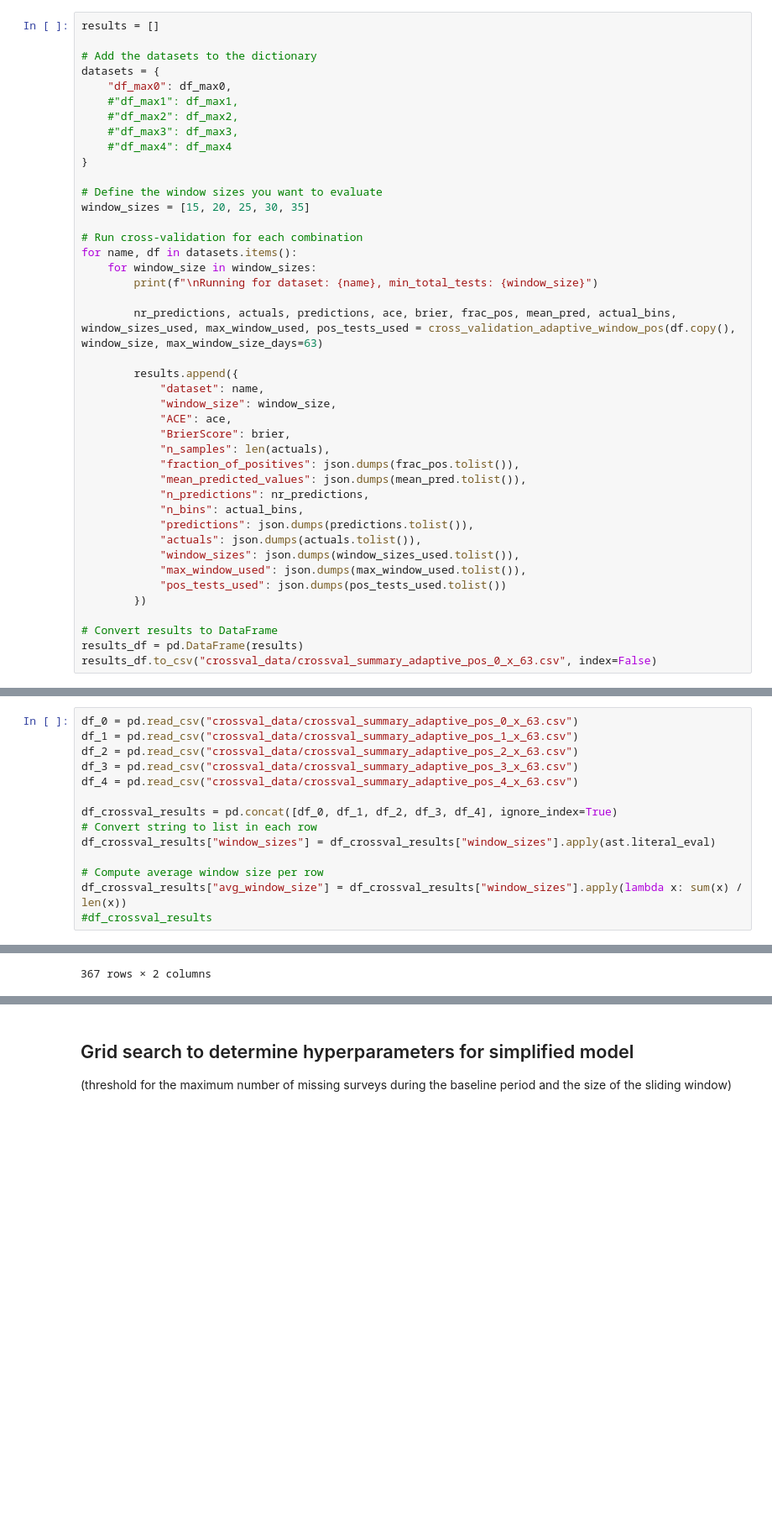
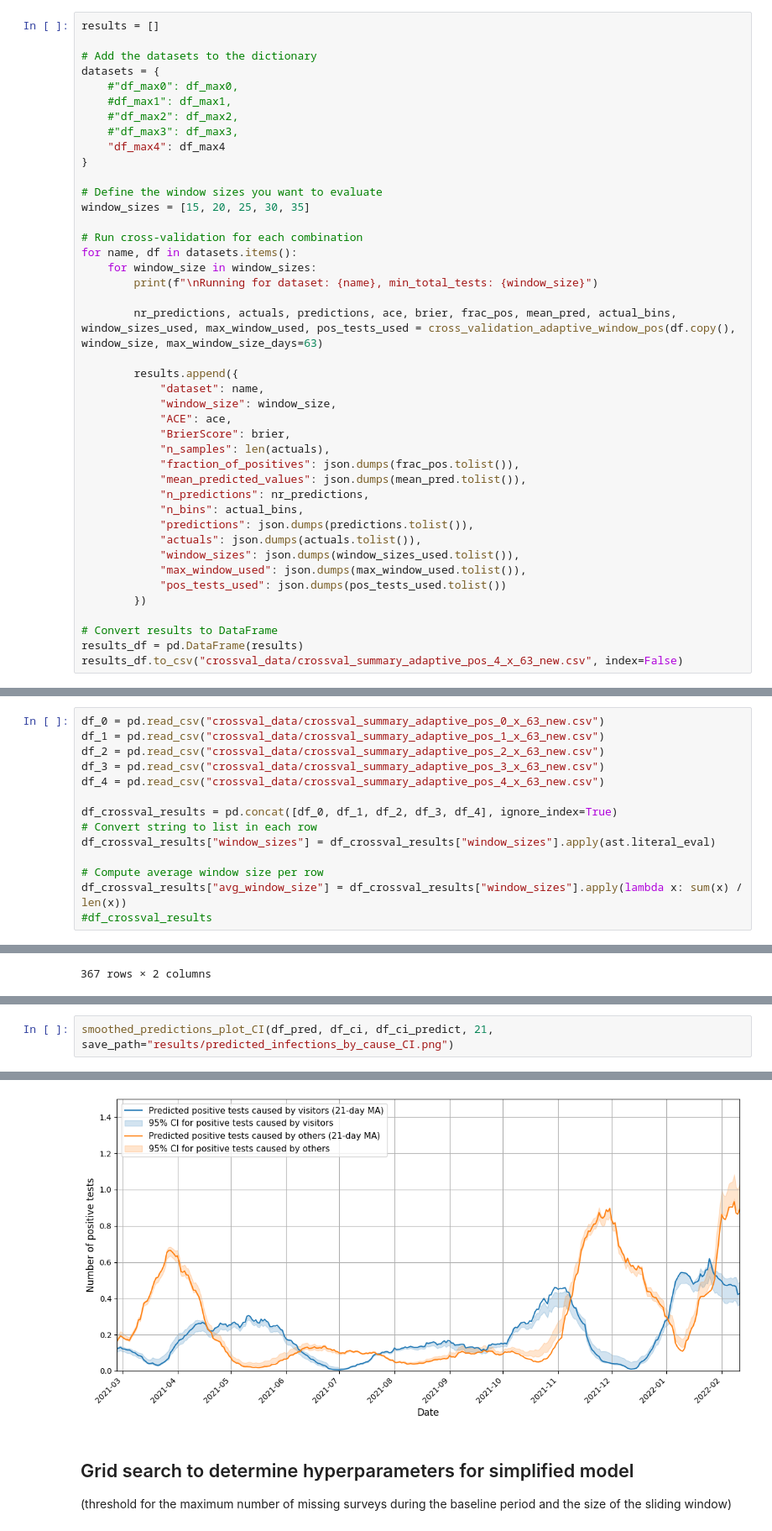
Before and after one commit to DaniChambon1/covid-household-visitors, a Jupyter notebook: 2_model.ipynb, the cells around one changed output, grey strips where cells are left out. Shown at 84% size. Cells and saved outputs as stored; diff of their text form; blank space fills up the shorter version.

```diff
--- a/2_model.ipynb
+++ b/2_model.ipynb
@@ -611,11 +670,11 @@ results = []
 
 # Add the datasets to the dictionary
 datasets = {
-    "df_max0": df_max0,
-    #"df_max1": df_max1,
+    #"df_max0": df_max0,
+    #df_max1": df_max1,
     #"df_max2": df_max2,
     #"df_max3": df_max3,
-    #"df_max4": df_max4
+    "df_max4": df_max4
 }
 
 # Define the window sizes you want to evaluate
@@ -647,5 +706,5 @@ for name, df in datasets.items():
 
 # Convert results to DataFrame
 results_df = pd.DataFrame(results)
-results_df.to_csv("crossval_data/crossval_summary_adaptive_pos_0_x_63.csv", index=False)
+results_df.to_csv("crossval_data/crossval_summary_adaptive_pos_4_x_63_new.csv", index=False)
 # %% [output]
@@ -667,11 +726,11 @@ Processing Fold 8
 Processing Fold 9
 Processing Fold 10
 # %%
-df_0 = pd.read_csv("crossval_data/crossval_summary_adaptive_pos_0_x_63.csv")
-df_1 = pd.read_csv("crossval_data/crossval_summary_adaptive_pos_1_x_63.csv")
-df_2 = pd.read_csv("crossval_data/crossval_summary_adaptive_pos_2_x_63.csv")
-df_3 = pd.read_csv("crossval_data/crossval_summary_adaptive_pos_3_x_63.csv")
-df_4 = pd.read_csv("crossval_data/crossval_summary_adaptive_pos_4_x_63.csv")
+df_0 = pd.read_csv("crossval_data/crossval_summary_adaptive_pos_0_x_63_new.csv")
+df_1 = pd.read_csv("crossval_data/crossval_summary_adaptive_pos_1_x_63_new.csv")
+df_2 = pd.read_csv("crossval_data/crossval_summary_adaptive_pos_2_x_63_new.csv")
+df_3 = pd.read_csv("crossval_data/crossval_summary_adaptive_pos_3_x_63_new.csv")
+df_4 = pd.read_csv("crossval_data/crossval_summary_adaptive_pos_4_x_63_new.csv")
 
 df_crossval_results = pd.concat([df_0, df_1, df_2, df_3, df_4], ignore_index=True)
 # Convert string to list in each row
@@ -1320,0 +1909,3 @@ See the caveats in the documentation: https://pandas.pydata.org/pandas-docs/stab
+# %%
+smoothed_predictions_plot_CI(df_pred, df_ci, df_ci_predict, 21, save_path="results/predicted_infections_by_cause_CI.png")
+# %% [output]
@@ -1321,3 +1913,4 @@ See the caveats in the documentation: https://pandas.pydata.org/pandas-docs/stab
+[figure, added]
 # %% [markdown]
 ## Grid search to determine hyperparameters for simplified model
 
```
Also changed, not shown: parts of 15 cells of this notebook, 6 other files.
